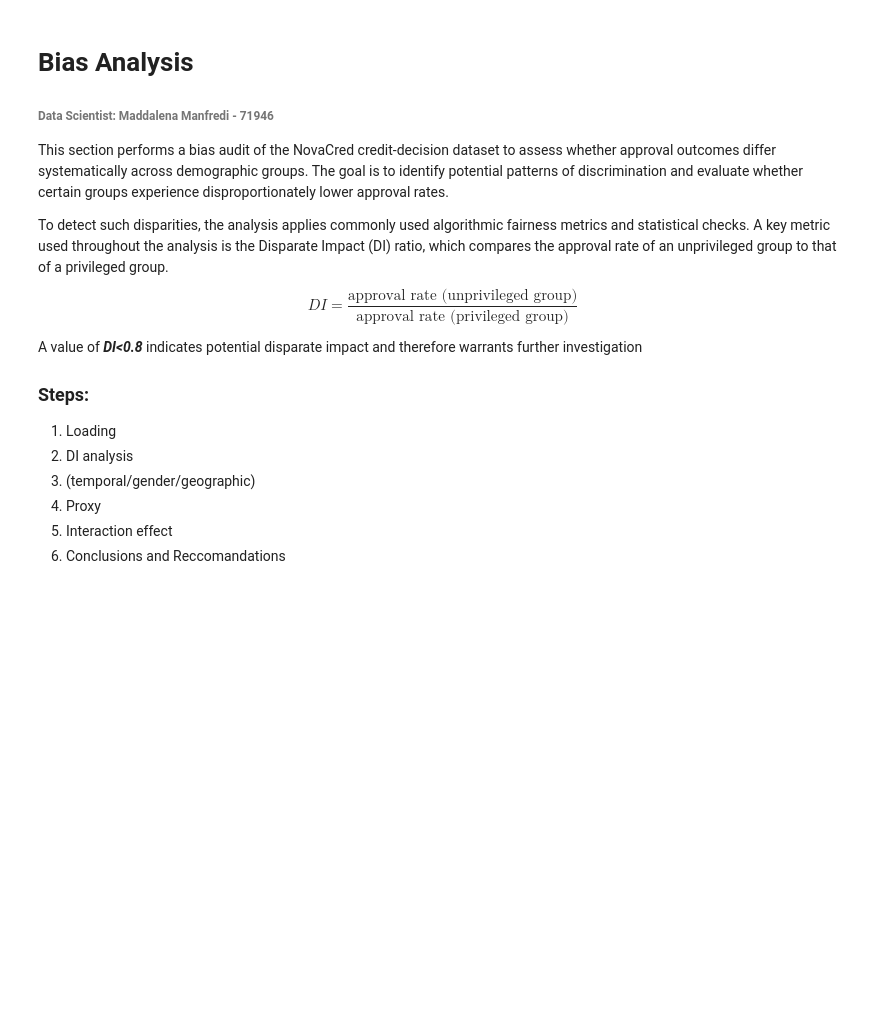
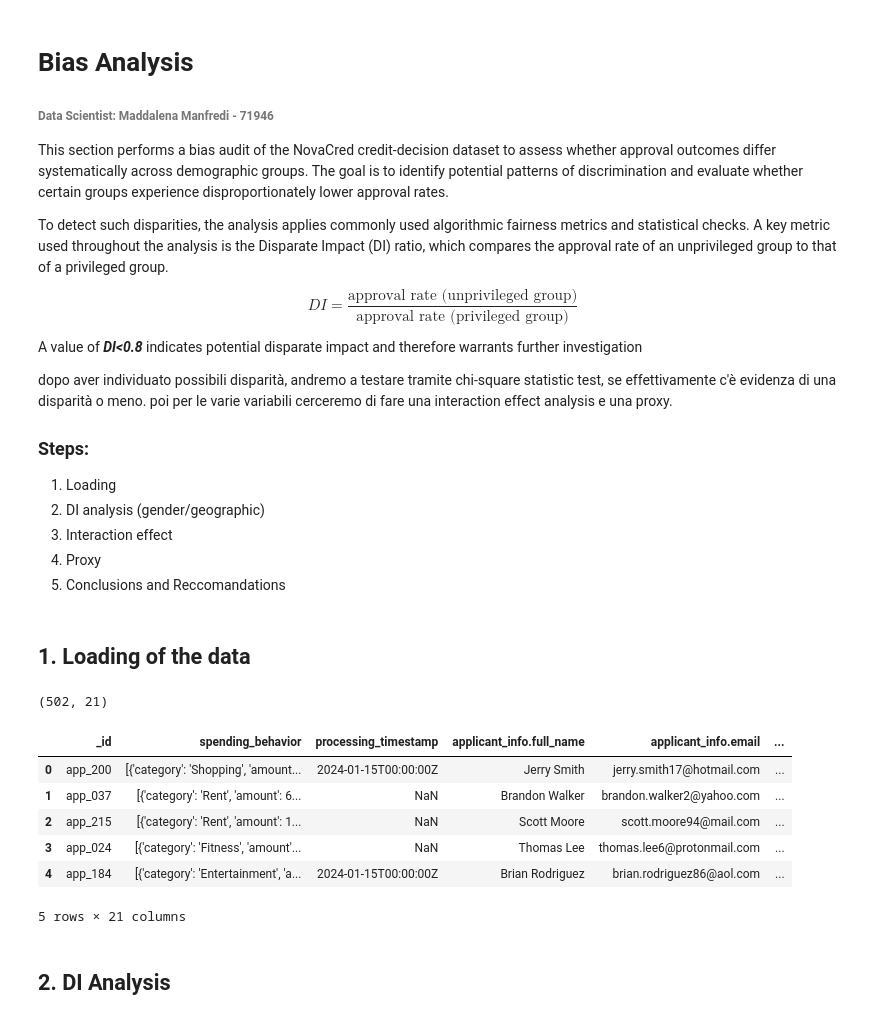
Before and after one commit to jmroque7/dego-project-team-14-TXB, a Jupyter notebook: Notebooks/02-bias-analysis.ipynb, the cells around one changed output. Saved outputs shown, nothing was run; the diff lists cells and outputs as text; code cells hidden in the pictures; blank space fills up the shorter version.

```diff
--- a/Notebooks/02-bias-analysis.ipynb
+++ b/Notebooks/02-bias-analysis.ipynb
@@ -11,10 +11,11 @@ $$
 
 A value of **_DI<0.8_** indicates potential disparate impact and therefore warrants further investigation
 
+dopo aver individuato possibili disparità, andremo a testare tramite chi-square statistic test, se effettivamente c'è evidenza di una disparità o meno. poi per le varie variabili cerceremo di fare una interaction effect analysis e una proxy.
+
 ### Steps:
 1. Loading
-2. DI analysis
-3. (temporal/gender/geographic)
+2. DI analysis (gender/geographic)
+3. Interaction effect
 4. Proxy
-5. Interaction effect
-6. Conclusions and Reccomandations
+5. Conclusions and Reccomandations
@@ -23 +30,26 @@ A value of **_DI<0.8_** indicates potential disparate impact and therefore warra
+# %% [markdown]
+## 1. Loading of the data
+# %%
+
+# Load raw JSON
+path = Path("..") / "Data" / "raw_credit_applications.json"
+with open(path, "r", encoding="utf-8") as f:
+    data = json.load(f)
+
+# Flatten nested JSON → tabular
+flat = pd.json_normalize(data, sep=".")
+# %% [output]
+(502, 21)
+# %%
+flat.head()
+# %% [output]
+|  | _id | spending_behavior | processing_timestamp | applicant_info.full_name | applicant_info.email | ... |
+| 0 | app_200 | [{'category': 'Shopping', 'amount... | 2024-01-15T00:00:00Z | Jerry Smith | jerry.smith17@hotmail.com | ... |
+| 1 | app_037 | [{'category': 'Rent', 'amount': 6... | NaN | Brandon Walker | brandon.walker2@yahoo.com | ... |
+| 2 | app_215 | [{'category': 'Rent', 'amount': 1... | NaN | Scott Moore | scott.moore94@mail.com | ... |
+| 3 | app_024 | [{'category': 'Fitness', 'amount'... | NaN | Thomas Lee | thomas.lee6@protonmail.com | ... |
+| 4 | app_184 | [{'category': 'Entertainment', 'a... | 2024-01-15T00:00:00Z | Brian Rodriguez | brian.rodriguez86@aol.com | ... |
+5 rows × 21 columns
+# %% [markdown]
+## 2. DI Analysis
 # %% [markdown]
```
Also changed, not shown: parts of 15 cells of this notebook, 2 other files.
